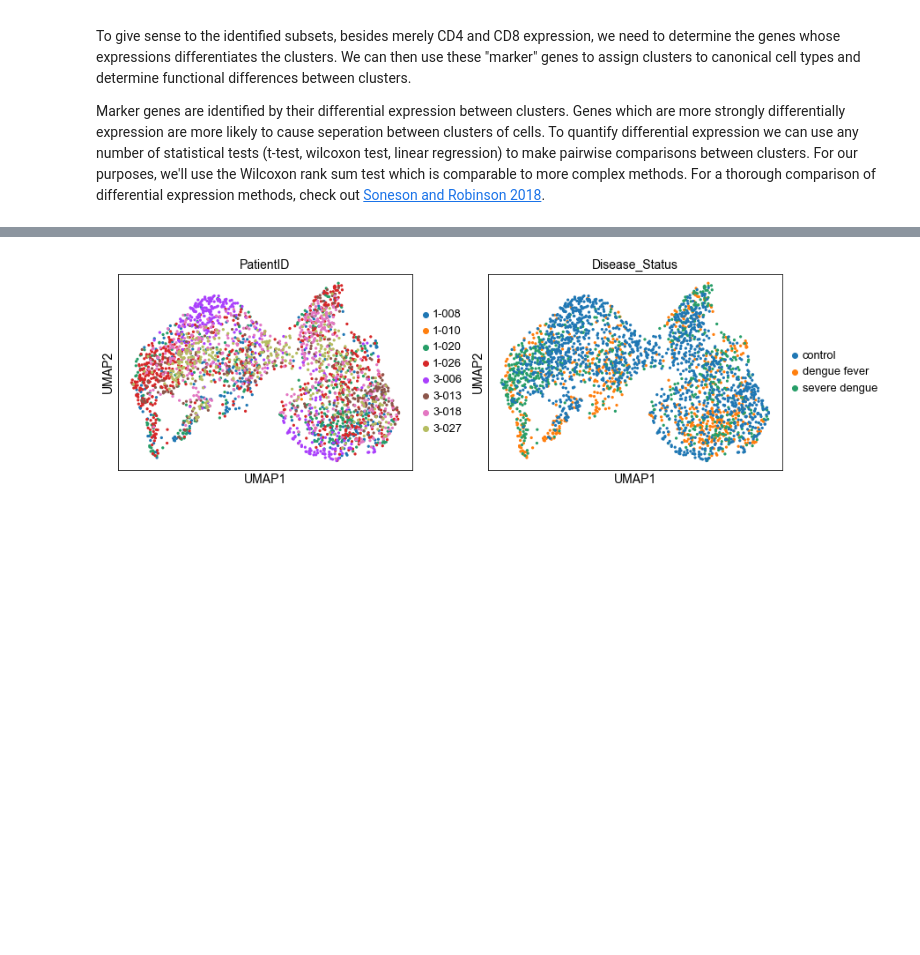
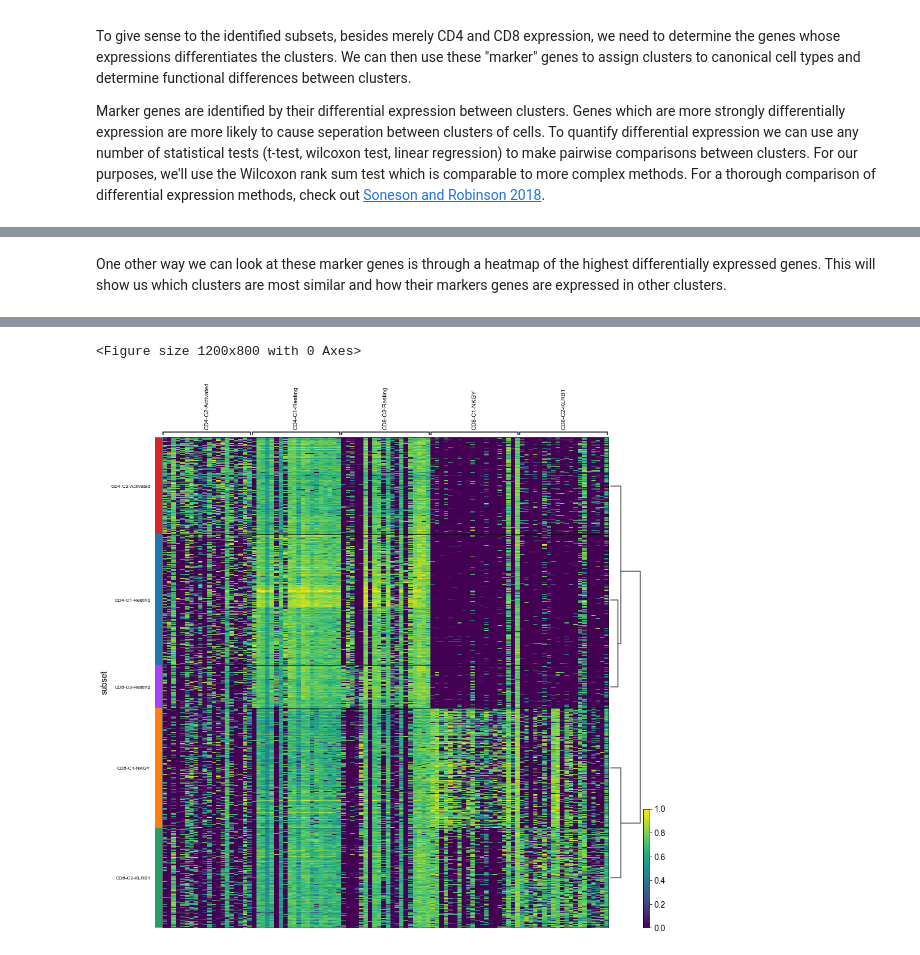
Before and after one commit to watronfire/CViSB_Workshop_TCells, a Jupyter notebook: Workshop_Notebook.ipynb, the cells around one changed output, grey strips where cells are left out. Drawn from its saved outputs; the diff is of its cells as text; code cells hidden in the pictures; blank space fills up the shorter version.

```diff
--- a/Workshop_Notebook.ipynb
+++ b/Workshop_Notebook.ipynb
@@ -165,5 +101,5 @@ The first of these is removing observations where greater than 15% of molecules
 # %%
-proposed_mt_limit = 5
+proposed_mt_limit = 10
 
 ax = plt.subplot()
 sc.pl.scatter( scdata, "total_counts", "pct_counts_mito", show=False, ax=ax )
@@ -426,7 +378,7 @@ Furthermore, it is likely that all clusters contain some percentage of multiplet
 # %%
 # Merge and rename T cell cluster
 scdata.obs["cluster"] = (scdata.obs["leiden_r0.5"]
-                         .map(lambda x: {"2": "T Cell", "3" : "T Cell", "5" : "T Cell", "6" : "T Cell", "10" : "T Cell", "14" : "T Cell"}.get(x, x) )
+                         .map(lambda x: {"3" : "T Cell", "4" : "T Cell", "13" : "T Cell"}.get(x, x) )
                          .astype("category") )
 scdata.obs["cluster"].value_counts()
 # %% [output]
@@ -447,11 +402,11 @@ Name: cluster, dtype: int64
 To generate the blacklist of genes, we conduct differential expression analysis pairwise between the T cell cluster and each non-T cell cluster. We then add all genes have an adjusted p-value of greater than 0.001 and greater than 5-fold enrichment in non-T cell clusters.
 # %%
 # Perform differential expression analysis, comparing each cluster with the putative T cell cluster.
-sc.tl.rank_genes_groups( scdata, groupby="cluster", groups=[0,1,4,7,8,9,11,12,13,15], reference="T Cell", method="wilcoxon", use_raw=False, n_genes=-1 )
+sc.tl.rank_genes_groups( scdata, groupby="cluster", groups=[0,1,2,5,6,7,8,9,10,11,12,14,15], reference="T Cell", method="wilcoxon", use_raw=False, n_genes=-1 )
 
 # Add differentially expressed genes for each cluster to the blacklist.
 blacklist = list()
-for i in ["0","1","4","7","8","9","11","12","13","15"]:
+for i in ["0","1","2","5","6","7","8","9","10","11","12","14","15"]:
     blacklist_genes = (scdata.uns["rank_genes_groups"]["logfoldchanges"][i] > 5 ) & ( scdata.uns["rank_genes_groups"]["pvals_adj"][i] < 0.001 )
     blacklist.extend( scdata.uns["rank_genes_groups"]["names"][i][blacklist_genes] )
 blacklist = np.unique( blacklist )
@@ -465,11 +420,11 @@ We also generate a whitelist of genes which are positively enriched in any T cel
 We perform differential expression analysis again, but this time comparing all putative T cell clusters to all other identified clusters. We use the same requirements as noted for generating the gene blacklist.
 # %%
 # Perform differential expression analysis, comparing each of the T cell clusters to the rest of the clusters.
-sc.tl.rank_genes_groups( scdata, groupby="leiden_r0.5", groups=[2,3,5,6,10,14], reference="rest", method="wilcoxon", use_raw=False, n_genes=-1 )
+sc.tl.rank_genes_groups( scdata, groupby="leiden_r0.5", groups=[3,4,13], reference="rest", method="wilcoxon", use_raw=False, n_genes=-1 )
 
 # Combine differentially expressed genes
 whitelist = list()
-for i in ["2", "3", "5", "6", "10", "14"]:
+for i in ["3", "4", "13"]:
     whitelist_genes = (scdata.uns["rank_genes_groups"]["logfoldchanges"][i] > 5 ) & ( scdata.uns["rank_genes_groups"]["pvals_adj"][i] < 0.001 )
     whitelist.extend( scdata.uns["rank_genes_groups"]["names"][i][whitelist_genes] )
 whitelist = np.unique( whitelist )
@@ -642,5 +599,7 @@ plt.show()
+# %% [markdown]
+One other way we can look at these marker genes is through a heatmap of the highest differentially expressed genes. This will show us which clusters are most similar and how their markers genes are expressed in other clusters.
 # %%
-plt.figure( dpi=100 )
-sc.pl.umap( scdata, color=["PatientID", "Disease_Status"])
+plt.figure( dpi=200 )
+sc.pl.rank_genes_groups_heatmap( scdata, key="rank_genes_groups", n_genes=20, show=False, figsize=(15,15), standard_scale="var" )
 plt.show()
 # %% [output]
@@ -648 +608,2 @@ plt.show()
+<Figure size 1200x800 with 0 Axes>
-[figure, old version]
+[figure, new version]
```
Also changed, not shown: parts of 84 cells of this notebook, 4 other files.
